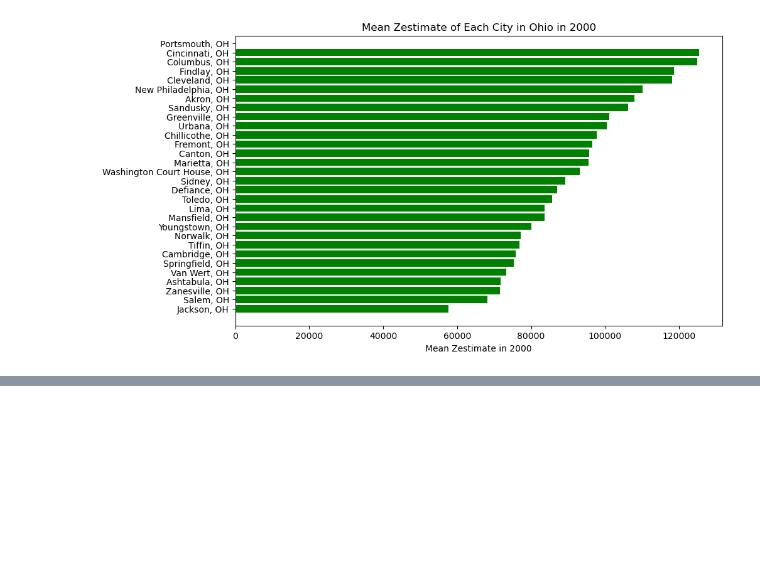
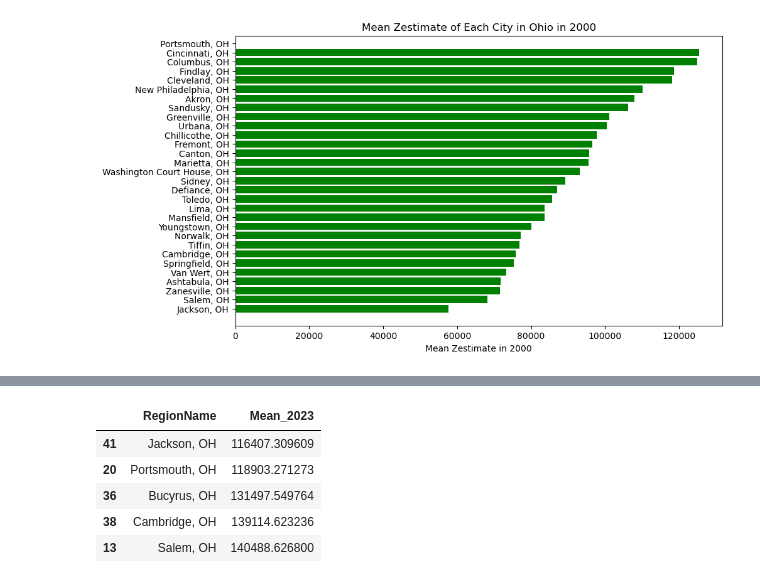
Before and after one commit to McKala1/Project-1, a Jupyter notebook: OSU_AI_Project_1_Antonio.ipynb, the cells around one changed output, grey strips where cells are left out. Cells and saved outputs as stored; diff of their text form; code cells hidden in the pictures; blank space fills up the shorter version.

```diff
--- a/OSU_AI_Project_1_Antonio.ipynb
+++ b/OSU_AI_Project_1_Antonio.ipynb
@@ -312,0 +421,9 @@ plt.show()
+# %%
+mean_df.head()
+# %% [output]
+|  | RegionName | Mean_2023 |
+| 41 | Jackson, OH | 116407.309609 |
+| 20 | Portsmouth, OH | 118903.271273 |
+| 36 | Bucyrus, OH | 131497.549764 |
+| 38 | Cambridge, OH | 139114.623236 |
+| 13 | Salem, OH | 140488.626800 |
```
Also changed, not shown: parts of 12 cells of this notebook.
